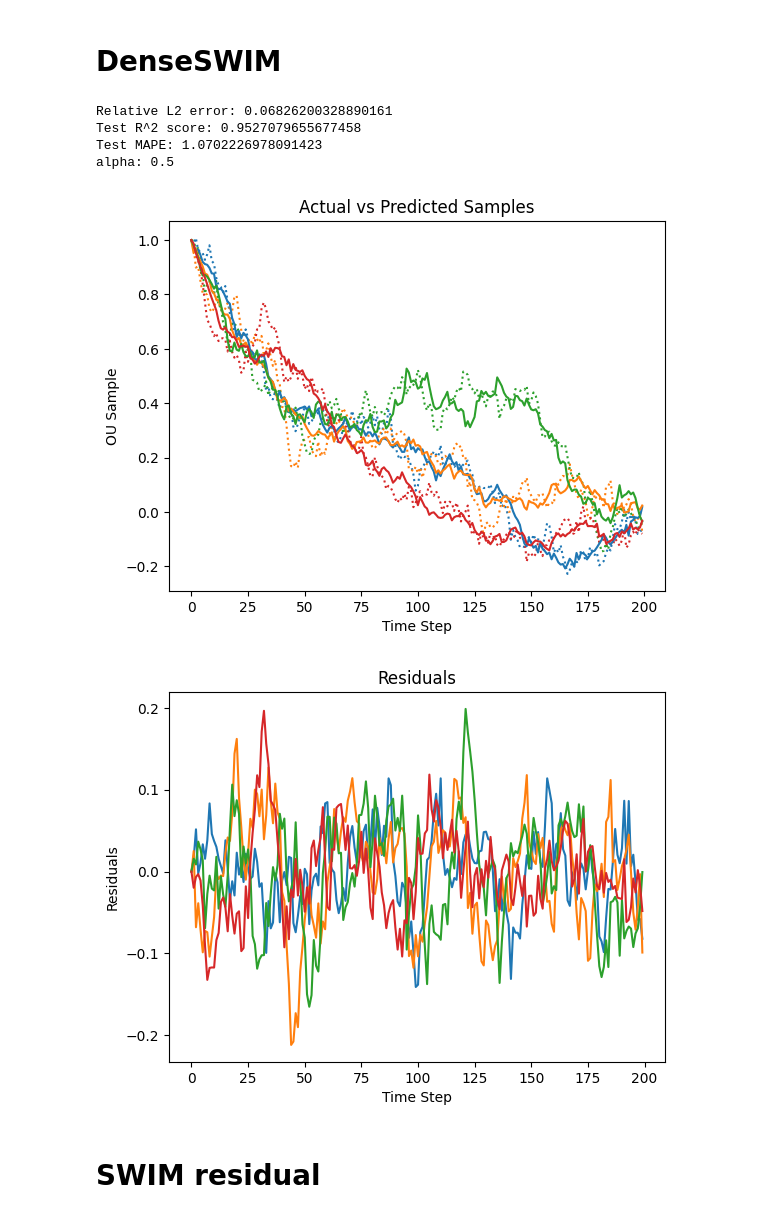
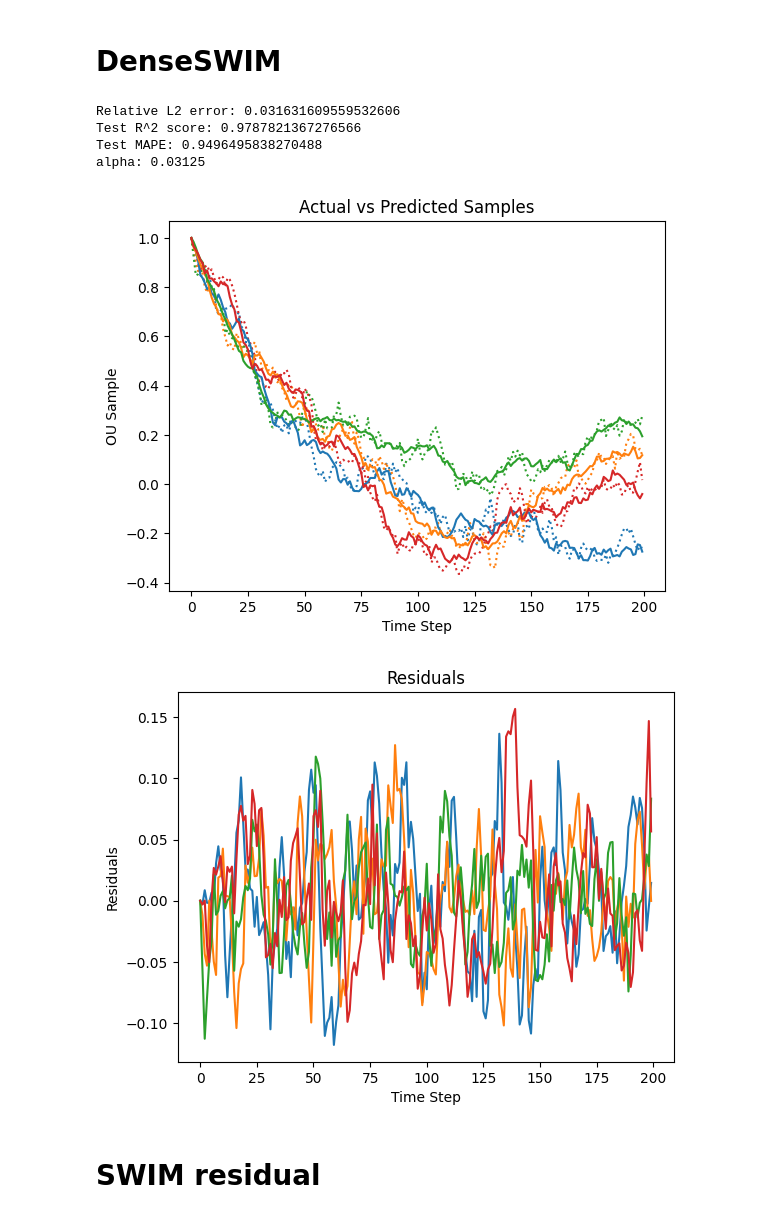
Before and after one commit to nikitazozoulenko/Zephyrox, a Jupyter notebook: jax_based/SWIM/playground.ipynb, the cells around one changed output. Saved outputs shown, nothing was run; the diff lists cells and outputs as text; code cells hidden in the pictures.

```diff
--- a/jax_based/SWIM/playground.ipynb
+++ b/jax_based/SWIM/playground.ipynb
@@ -41,7 +41,7 @@ def generate_OU_1d(n_samples, n_steps, dt, theta, mu, sigma, x0):
     return X, dW
 
 # Example usage
-n_samples = 100  # Number of samples
+n_samples = 500  # Number of samples
 n_steps = 200  # Number of time steps
 dt = 0.01       # Time step size
 theta = 2.0     # Mean reversion rate
@@ -129,49 +129,47 @@ def train_sampling(x_train, y_train, n_layers, n_width, random_seed=3, SWIM=Dens
     steps = []
     for k_layer in range(n_layers):
         steps.append((f"fcn{k_layer+1}", SWIM(layer_width=n_width,
-                                                   activation="relu",
-                                                   parameter_sampler='relu',
+                                                   activation="tanh",
+                                                   parameter_sampler='tanh',
                                                    random_seed=1 + random_seed + k_layer * 1234)))
     steps.append(("ridgeCV", RidgeCV(alphas=[2**i for i in range(-5, 2)])))
     model = Pipeline(steps=steps, verbose=False)
     t0 = time()
     model.fit(x_train, y_train)
     t_fit = time()
     return model, t_fit-t0
 
 
 n_layers = 1
 n_width = 199
 
 model, time_fit = train_sampling(n_layers=n_layers, n_width=n_width, x_train=train_W, y_train=train_OU)
 pred = model.predict(test_W)
 eval_scores(pred, test_OU)
 print("alpha:", model.named_steps['ridgeCV'].alpha_)
 
-# Predict the OU samples using the noise
-pred = model.predict(test_W)
 # Plot the fit
 plt.plot(test_OU[:4].T, label='Actual Samples', linestyle='dotted')
 plt.gca().set_prop_cycle(None)
 plt.plot(pred[:4].T, label='Predicted Samples')
 plt.xlabel('Time Step')
 plt.ylabel('OU Sample')
 plt.title('Actual vs Predicted Samples')
 plt.show()
 
 #residuals
 plt.plot(test_OU[:4].T-pred[:4].T)
 plt.xlabel('Time Step')
 plt.ylabel('Residuals')
 plt.title('Residuals')
 plt.show()
 # %% [output]
-Relative L2 error: 0.06826200328890161
-Test R^2 score: 0.9527079655677458
-Test MAPE: 1.0702226978091423
-alpha: 0.5
+Relative L2 error: 0.031631609559532606
+Test R^2 score: 0.9787821367276566
+Test MAPE: 0.9496495838270488
+alpha: 0.03125
-[figure, old version]
+[figure, new version]
-[figure, old version]
+[figure, new version]
 # %% [markdown]
 # SWIM residual
 # %%
```
Also changed, not shown: parts of 15 cells of this notebook, 4 other files.
